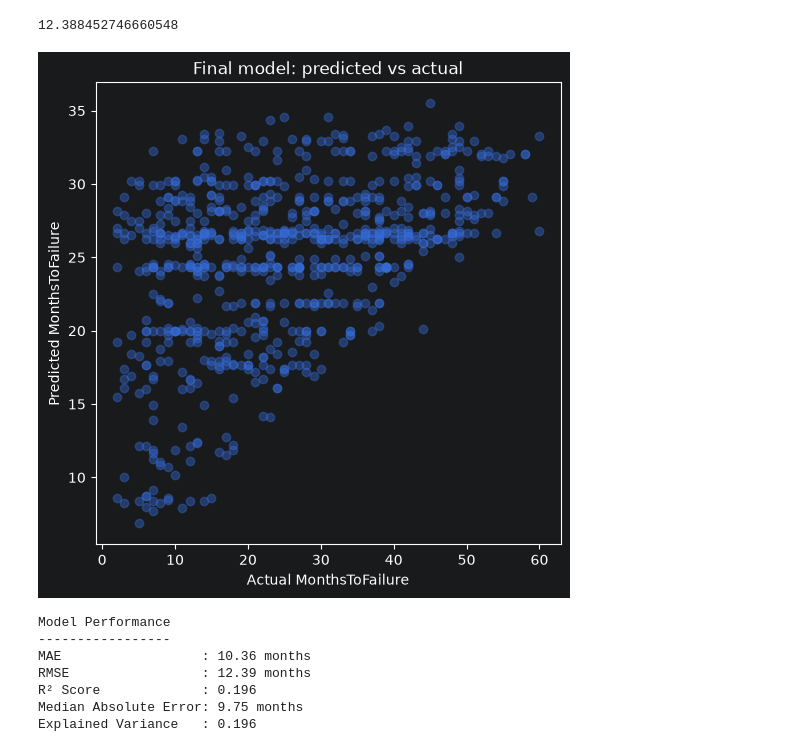
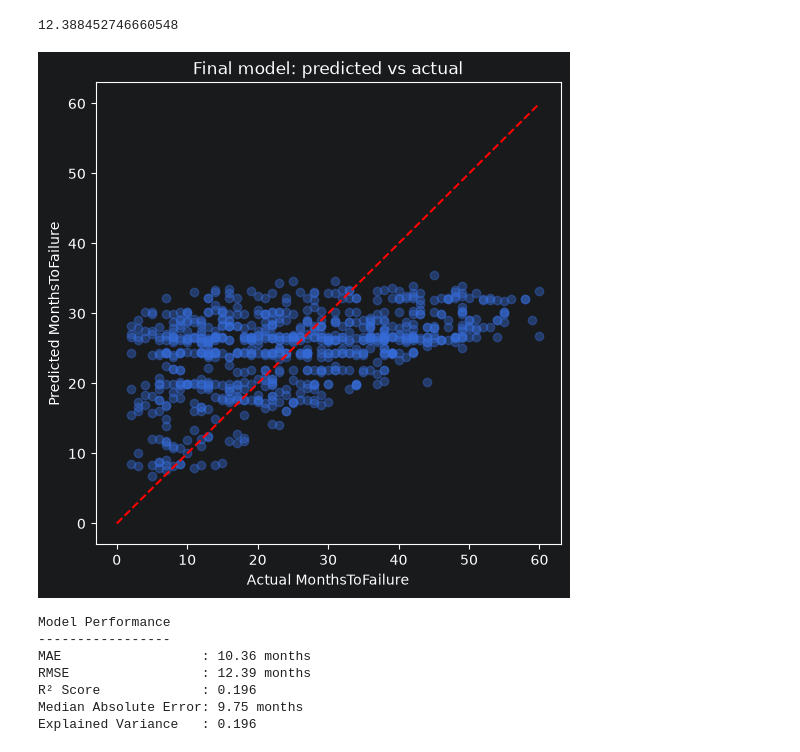
Before and after one commit to Prerak987/Projects, a Jupyter notebook: MedicalDeviceFailurePrediction/project.ipynb, the cells around one changed output. Saved outputs shown, nothing was run; the diff lists cells and outputs as text; code cells hidden in the pictures.

```diff
--- a/MedicalDeviceFailurePrediction/project.ipynb
+++ b/MedicalDeviceFailurePrediction/project.ipynb
@@ -410,12 +410,14 @@ rmse
 # %%
 plt.figure(figsize=(6, 6))
 plt.scatter(y_test, final_predictions, alpha=0.4)
+lims = [0, max(y_test.max(), final_predictions.max())]
+plt.plot(lims, lims, "r--")
 plt.xlabel("Actual MonthsToFailure")
 plt.ylabel("Predicted MonthsToFailure")
 plt.title("Final model: predicted vs actual")
 plt.show()
 # %% [output]
-[figure, old version]
+[figure, new version]
 # %%
 from sklearn.metrics import (
     mean_absolute_error,
```
Also changed, not shown: parts of 1 cell of this notebook.
